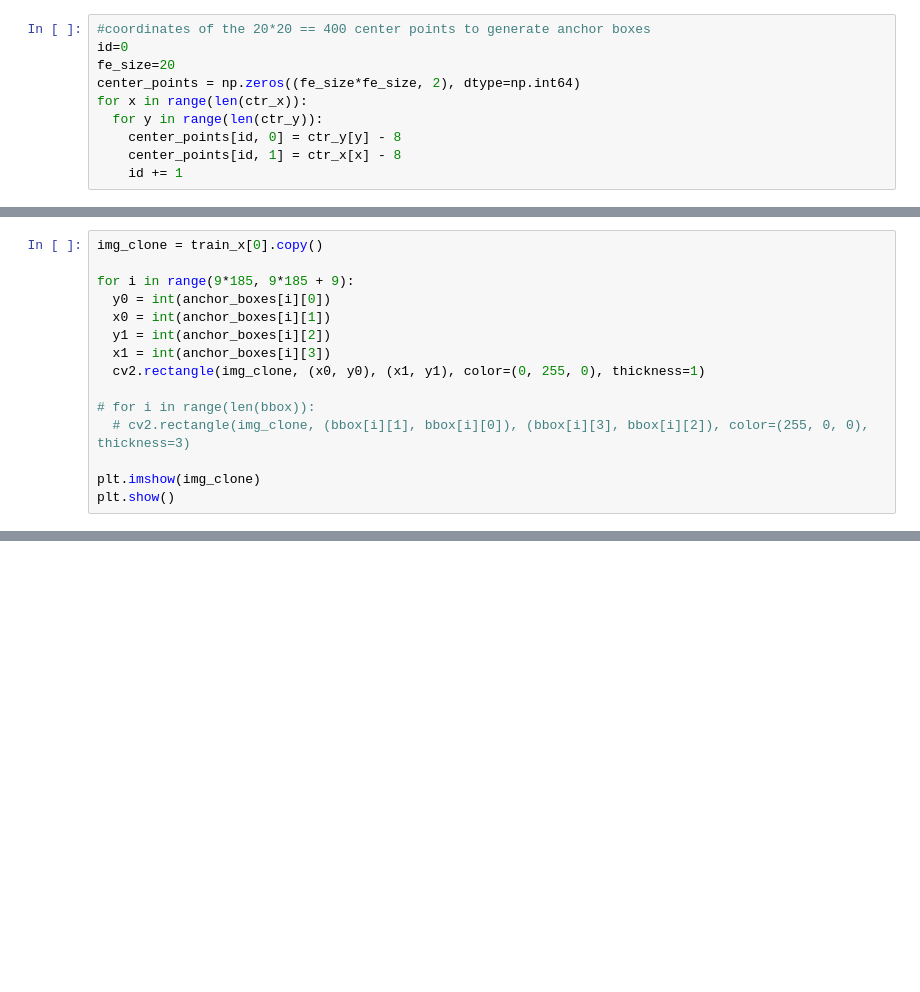
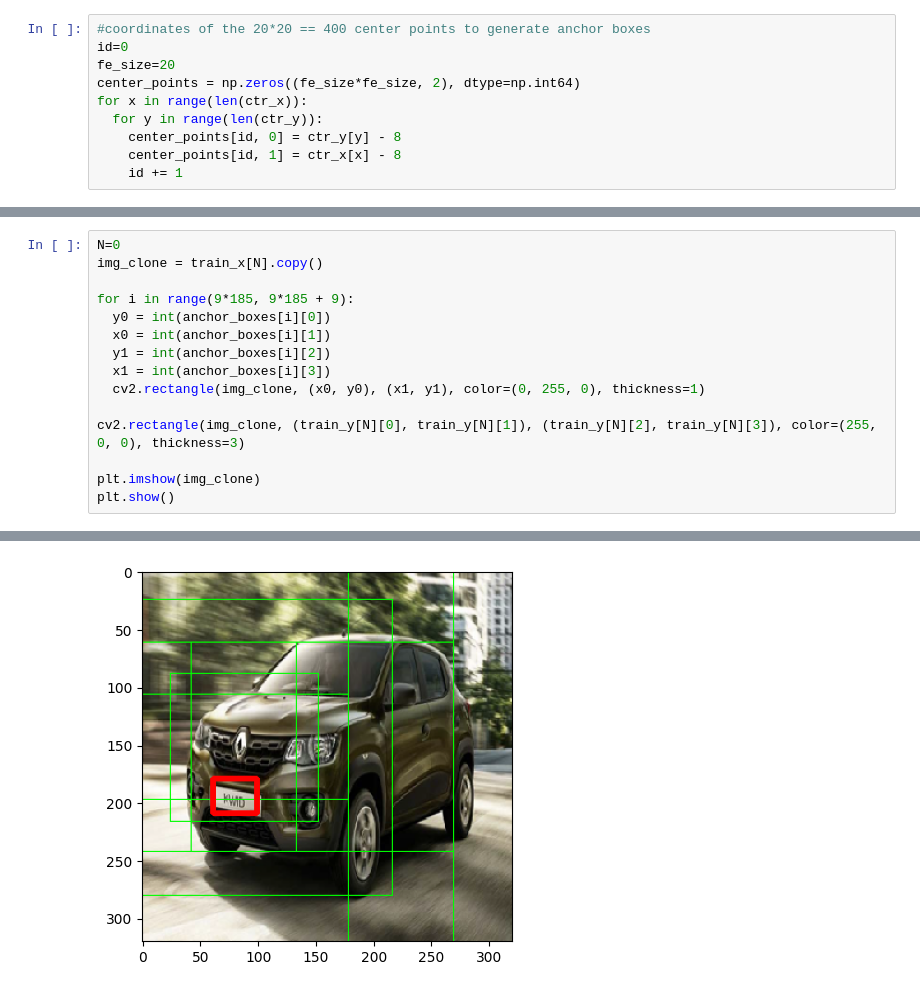
Before and after one commit to mralamdari/Computer-Vision-Papers, a Jupyter notebook: Faster_RCNN.ipynb, the cells around one changed output, grey strips where cells are left out. Saved outputs shown, nothing was run; the diff lists cells and outputs as text; blank space fills up the shorter version.

```diff
--- a/Faster_RCNN.ipynb
+++ b/Faster_RCNN.ipynb
@@ -678,5 +717,6 @@ print(anchor_boxes.shape)
 # %%
-img_clone = train_x[0].copy()
+N=0
+img_clone = train_x[N].copy()
 
 for i in range(9*185, 9*185 + 9):
   y0 = int(anchor_boxes[i][0])
@@ -685,8 +725,8 @@ for i in range(9*185, 9*185 + 9):
   x1 = int(anchor_boxes[i][3])
   cv2.rectangle(img_clone, (x0, y0), (x1, y1), color=(0, 255, 0), thickness=1)
 
-# for i in range(len(bbox)):
-  # cv2.rectangle(img_clone, (bbox[i][1], bbox[i][0]), (bbox[i][3], bbox[i][2]), color=(255, 0, 0), thickness=3)
+cv2.rectangle(img_clone, (train_y[N][0], train_y[N][1]), (train_y[N][2], train_y[N][3]), color=(255, 0, 0), thickness=3)
 
 plt.imshow(img_clone)
 plt.show()
+# %% [output]
@@ -693,2 +734,3 @@ plt.show()
+[figure, added]
 # %%
 anchor_boxes.shape
```
Also changed, not shown: parts of 10 cells of this notebook.
